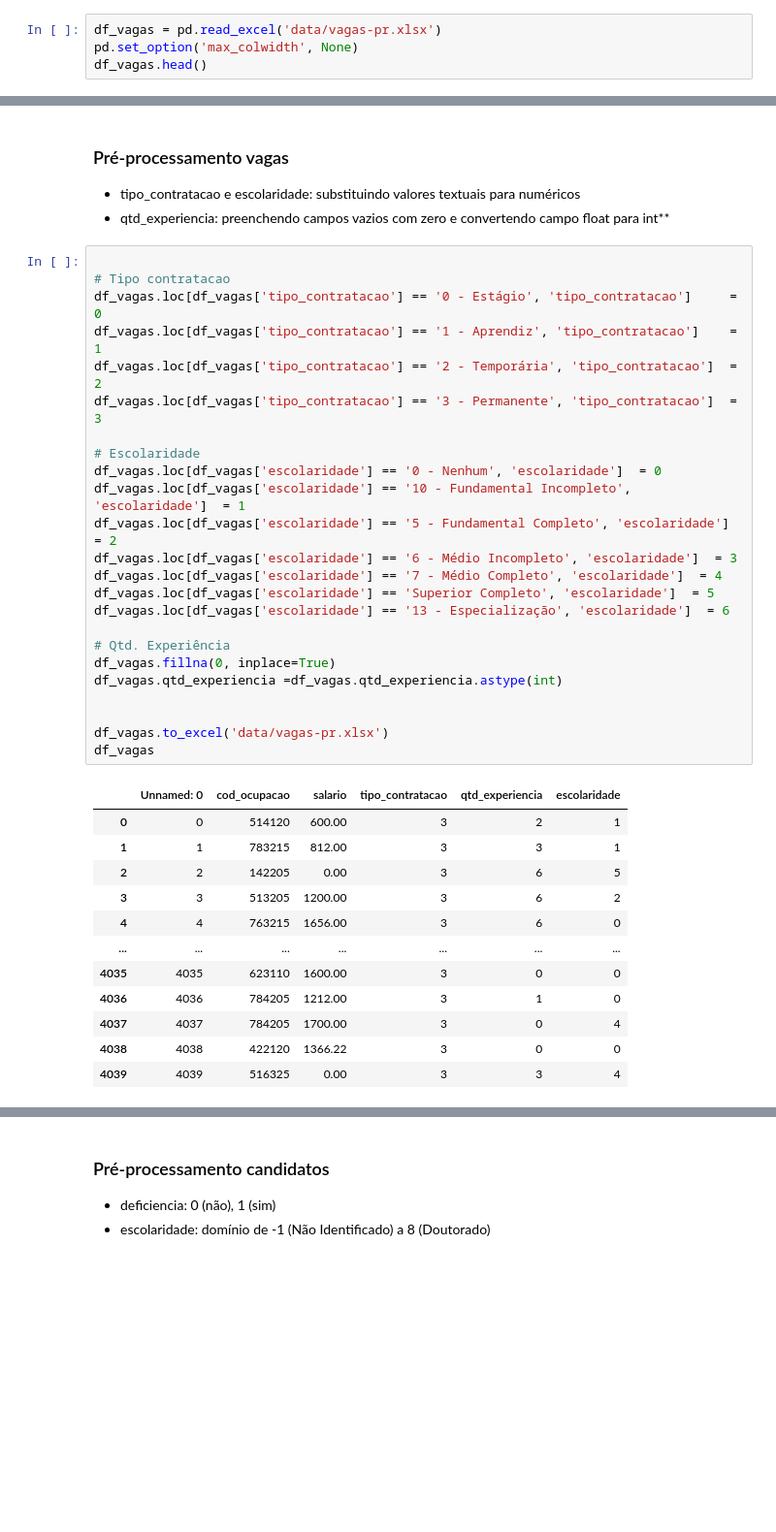
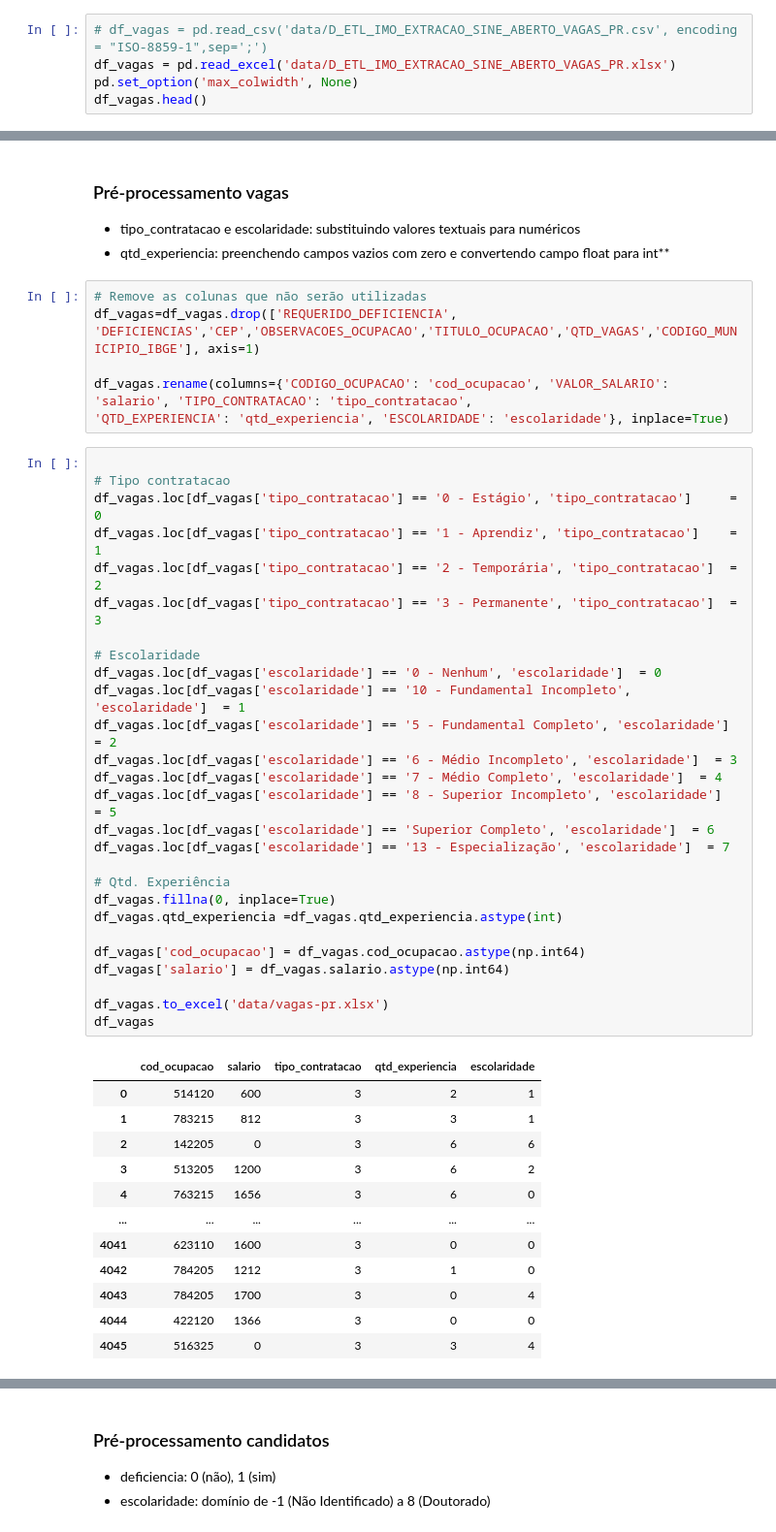
Before and after one commit to abmorte/match-emprego, a Jupyter notebook: pre-processamento.ipynb, the cells around one changed output, grey strips where cells are left out. Shown at 97% size. Cells and saved outputs as stored; diff of their text form; blank space fills up the shorter version.

Commit message:
feat: correcoes no vagas.ipynb e novas funcionalidades em vagas.ipynb: class BestModel, part kmeans

```diff
--- a/pre-processamento.ipynb
+++ b/pre-processamento.ipynb
@@ -5,5 +6,6 @@ import pandas as pd
 # %%
-df_vagas = pd.read_excel('data/vagas-pr.xlsx')
+# df_vagas = pd.read_csv('data/D_ETL_IMO_EXTRACAO_SINE_ABERTO_VAGAS_PR.csv', encoding = "ISO-8859-1",sep=';')
+df_vagas = pd.read_excel('data/D_ETL_IMO_EXTRACAO_SINE_ABERTO_VAGAS_PR.xlsx')
 pd.set_option('max_colwidth', None)
 df_vagas.head()
 # %% [output]
@@ -17,40 +19,49 @@ df_vagas.head()
 ### Pré-processamento vagas
 - tipo_contratacao e escolaridade: substituindo valores textuais para numéricos
 - qtd_experiencia: preenchendo campos vazios com zero e convertendo campo float para int**
+# %%
+# Remove as colunas que não serão utilizadas
+df_vagas=df_vagas.drop(['REQUERIDO_DEFICIENCIA', 'DEFICIENCIAS','CEP','OBSERVACOES_OCUPACAO','TITULO_OCUPACAO','QTD_VAGAS','CODIGO_MUNICIPIO_IBGE'], axis=1)
+
+df_vagas.rename(columns={'CODIGO_OCUPACAO': 'cod_ocupacao', 'VALOR_SALARIO': 'salario', 'TIPO_CONTRATACAO': 'tipo_contratacao',
+'QTD_EXPERIENCIA': 'qtd_experiencia', 'ESCOLARIDADE': 'escolaridade'}, inplace=True)
 # %%
 
 # Tipo contratacao
 df_vagas.loc[df_vagas['tipo_contratacao'] == '0 - Estágio', 'tipo_contratacao']     = 0
 df_vagas.loc[df_vagas['tipo_contratacao'] == '1 - Aprendiz', 'tipo_contratacao']    = 1
 df_vagas.loc[df_vagas['tipo_contratacao'] == '2 - Temporária', 'tipo_contratacao']  = 2
 df_vagas.loc[df_vagas['tipo_contratacao'] == '3 - Permanente', 'tipo_contratacao']  = 3
 
 # Escolaridade
 df_vagas.loc[df_vagas['escolaridade'] == '0 - Nenhum', 'escolaridade']  = 0
 df_vagas.loc[df_vagas['escolaridade'] == '10 - Fundamental Incompleto', 'escolaridade']  = 1
 df_vagas.loc[df_vagas['escolaridade'] == '5 - Fundamental Completo', 'escolaridade']  = 2
 df_vagas.loc[df_vagas['escolaridade'] == '6 - Médio Incompleto', 'escolaridade']  = 3
 df_vagas.loc[df_vagas['escolaridade'] == '7 - Médio Completo', 'escolaridade']  = 4
-df_vagas.loc[df_vagas['escolaridade'] == 'Superior Completo', 'escolaridade']  = 5
-df_vagas.loc[df_vagas['escolaridade'] == '13 - Especialização', 'escolaridade']  = 6
+df_vagas.loc[df_vagas['escolaridade'] == '8 - Superior Incompleto', 'escolaridade']  = 5
+df_vagas.loc[df_vagas['escolaridade'] == 'Superior Completo', 'escolaridade']  = 6
+df_vagas.loc[df_vagas['escolaridade'] == '13 - Especialização', 'escolaridade']  = 7
 
 # Qtd. Experiência
 df_vagas.fillna(0, inplace=True)
 df_vagas.qtd_experiencia =df_vagas.qtd_experiencia.astype(int)
 
+df_vagas['cod_ocupacao'] = df_vagas.cod_ocupacao.astype(np.int64)
+df_vagas['salario'] = df_vagas.salario.astype(np.int64)
 
 df_vagas.to_excel('data/vagas-pr.xlsx')
 df_vagas
 # %% [output]
-|  | Unnamed: 0 | cod_ocupacao | salario | tipo_contratacao | qtd_experiencia | escolaridade |
-| 0 | 0 | 514120 | 600.00 | 3 | 2 | 1 |
-| 1 | 1 | 783215 | 812.00 | 3 | 3 | 1 |
-| 2 | 2 | 142205 | 0.00 | 3 | 6 | 5 |
-| 3 | 3 | 513205 | 1200.00 | 3 | 6 | 2 |
-| 4 | 4 | 763215 | 1656.00 | 3 | 6 | 0 |
-| ... | ... | ... | ... | ... | ... | ... |
-| 4035 | 4035 | 623110 | 1600.00 | 3 | 0 | 0 |
-| 4036 | 4036 | 784205 | 1212.00 | 3 | 1 | 0 |
-| 4037 | 4037 | 784205 | 1700.00 | 3 | 0 | 4 |
-| 4038 | 4038 | 422120 | 1366.22 | 3 | 0 | 0 |
-| 4039 | 4039 | 516325 | 0.00 | 3 | 3 | 4 |
+|  | cod_ocupacao | salario | tipo_contratacao | qtd_experiencia | escolaridade |
+| 0 | 514120 | 600 | 3 | 2 | 1 |
+| 1 | 783215 | 812 | 3 | 3 | 1 |
+| 2 | 142205 | 0 | 3 | 6 | 6 |
+| 3 | 513205 | 1200 | 3 | 6 | 2 |
+| 4 | 763215 | 1656 | 3 | 6 | 0 |
+| ... | ... | ... | ... | ... | ... |
+| 4041 | 623110 | 1600 | 3 | 0 | 0 |
+| 4042 | 784205 | 1212 | 3 | 1 | 0 |
+| 4043 | 784205 | 1700 | 3 | 0 | 4 |
+| 4044 | 422120 | 1366 | 3 | 0 | 0 |
+| 4045 | 516325 | 0 | 3 | 3 | 4 |
```
Also changed, not shown: parts of 3 cells of this notebook, 1 other file.
